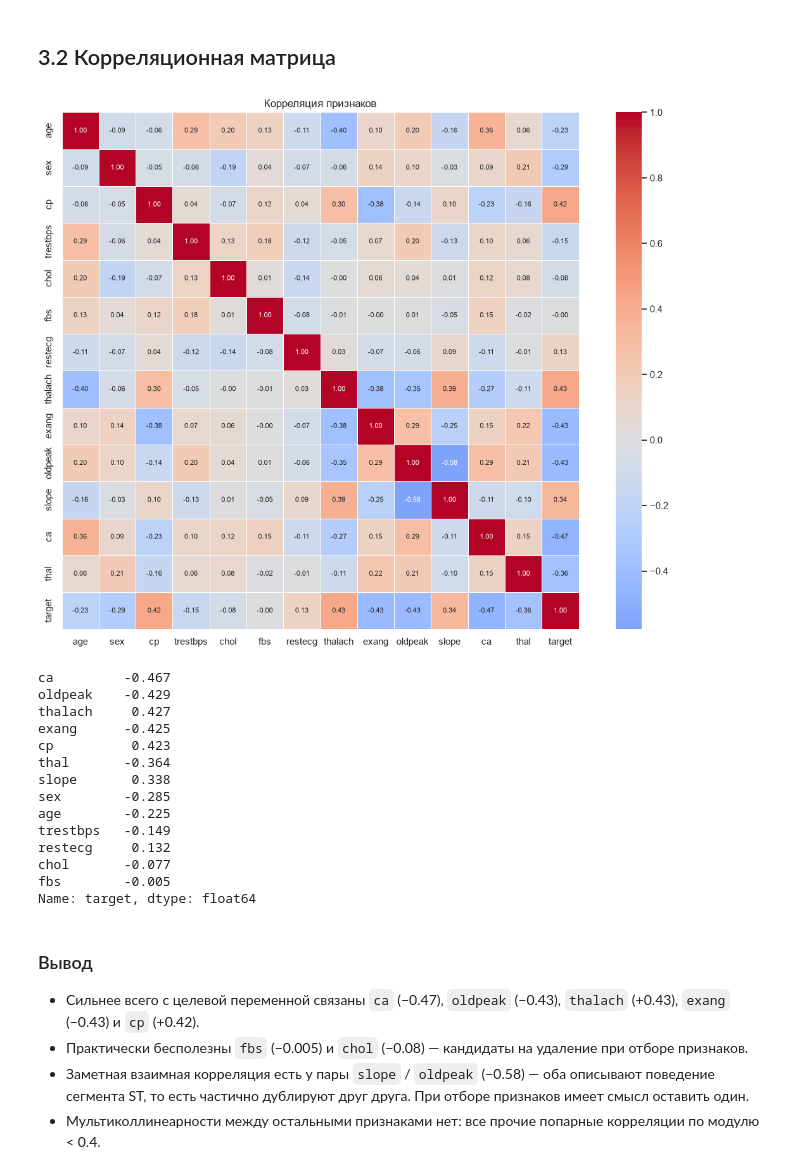
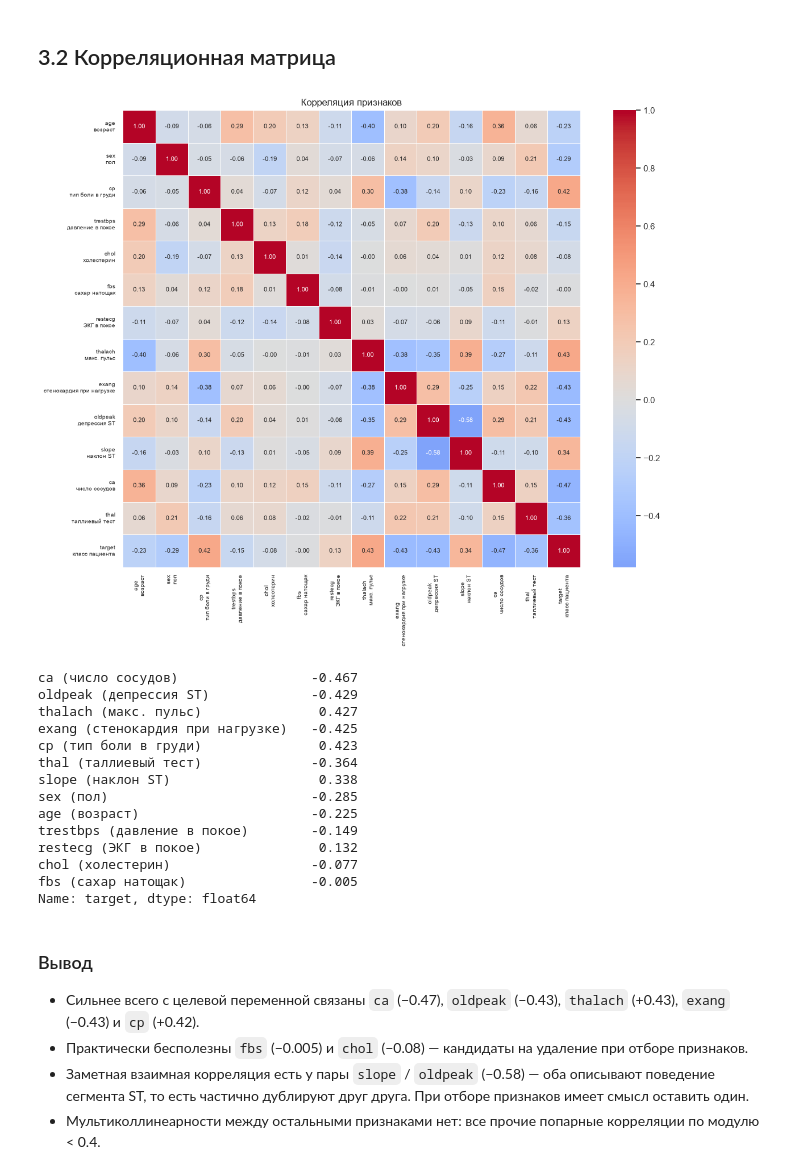
Before and after one commit to 0legzuz/iis_oleg, a Jupyter notebook: eda/eda.ipynb, the cells around one changed output. Cells and saved outputs as stored; diff of their text form; code cells hidden in the pictures.

Commit message:
add russian translations to plot labels and printed output

```diff
--- a/eda/eda.ipynb
+++ b/eda/eda.ipynb
@@ -92,8 +92,42 @@ numeric_features = ['age', 'trestbps', 'chol', 'thalach', 'oldpeak']
 categorical_features = ['sex', 'cp', 'fbs', 'restecg', 'exang', 'slope', 'ca', 'thal']
 target = 'target'
 
+# Русские названия признаков — используются в подписях графиков и таблиц
+FEATURE_RU = {
+    'age': 'возраст',
+    'sex': 'пол',
+    'cp': 'тип боли в груди',
+    'trestbps': 'давление в покое',
+    'chol': 'холестерин',
+    'fbs': 'сахар натощак',
+    'restecg': 'ЭКГ в покое',
+    'thalach': 'макс. пульс',
+    'exang': 'стенокардия при нагрузке',
+    'oldpeak': 'депрессия ST',
+    'slope': 'наклон ST',
+    'ca': 'число сосудов',
+    'thal': 'таллиевый тест',
+    'target': 'класс пациента',
+    'age_group': 'возрастная группа',
+}
+
+
+def ru(col):
+    """Название признака с переводом: 'thalach (макс. пульс)'."""
+    return f'{col} ({FEATURE_RU[col]})' if col in FEATURE_RU else col
+
+
+def ru_frame(obj, axis='index'):
+    """Копия таблицы с переведёнными названиями строк или столбцов."""
+    return obj.rename(**{axis: ru})
+
+
 print('Числовых признаков:', len(numeric_features))
 print('Категориальных признаков:', len(categorical_features))
+print()
+print('Расшифровка названий:')
+for col in numeric_features + categorical_features + [target]:
+    print(f'  {col:<10} — {FEATURE_RU[col]}')
 # %% [output]
 Числовых признаков: 5
 Категориальных признаков: 8
@@ -298,32 +348,39 @@ fig.show()
 # %% [markdown]
 ## 3.2 Корреляционная матрица
 # %%
-plt.figure(figsize=(12, 9))
+plt.figure(figsize=(13, 10))
 corr = df.drop(columns='age_group').corr(numeric_only=True)
+
+# подписи осей в две строки: английское имя, под ним перевод
+labels = [f'{c}\n{FEATURE_RU[c]}' for c in corr.columns]
+
 sns.heatmap(corr, annot=True, fmt='.2f', cmap='coolwarm', center=0,
-            square=True, linewidths=.5, annot_kws={'size': 8})
+            square=True, linewidths=.5, annot_kws={'size': 8},
+            xticklabels=labels, yticklabels=labels)
+plt.xticks(fontsize=7.5)
+plt.yticks(fontsize=7.5, rotation=0)
 plt.title('Корреляция признаков')
 plt.tight_layout()
 plt.savefig('correlation.png', dpi=120)
 plt.show()
 # %% [output]
-[figure, old version]
+[figure, new version]
 # %%
-corr[target].drop(target).sort_values(key=abs, ascending=False).round(3)
+ru_frame(corr[target].drop(target).sort_values(key=abs, ascending=False).round(3))
 # %% [output]
-ca         -0.467
-oldpeak    -0.429
-thalach     0.427
-exang      -0.425
-cp          0.423
-thal       -0.364
-slope       0.338
-sex        -0.285
-age        -0.225
-trestbps   -0.149
-restecg     0.132
-chol       -0.077
-fbs        -0.005
+ca (число сосудов)                 -0.467
+oldpeak (депрессия ST)             -0.429
+thalach (макс. пульс)               0.427
+exang (стенокардия при нагрузке)   -0.425
+cp (тип боли в груди)               0.423
+thal (таллиевый тест)              -0.364
+slope (наклон ST)                   0.338
+sex (пол)                          -0.285
+age (возраст)                      -0.225
+trestbps (давление в покое)        -0.149
+restecg (ЭКГ в покое)               0.132
+chol (холестерин)                  -0.077
+fbs (сахар натощак)                -0.005
 Name: target, dtype: float64
 # %% [markdown]
 ### Вывод
```
Also changed, not shown: parts of 10 cells of this notebook, 7 other files.
